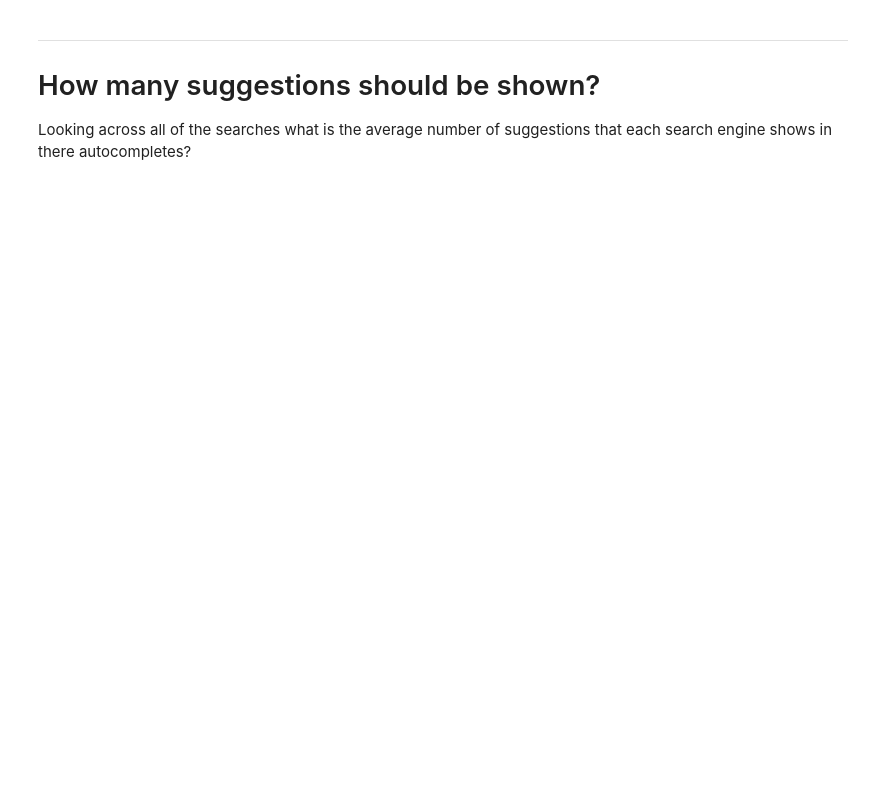
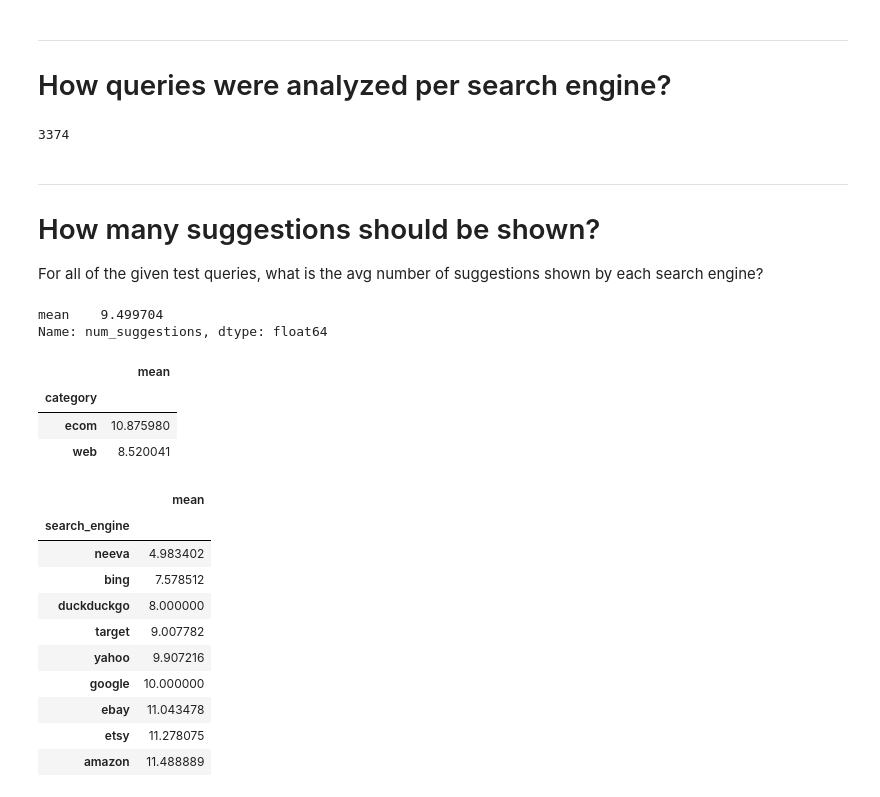
Before and after one commit to clintonhalpin/autocomplete-analysis, a Jupyter notebook: notebook/Analysis-Jun4.ipynb, the cells around one changed output. Drawn from its saved outputs; the diff is of its cells as text; code cells hidden in the pictures; blank space fills up the shorter version.

```diff
--- a/notebook/Analysis-Jun4.ipynb
+++ b/notebook/Analysis-Jun4.ipynb
@@ -63,9 +63,41 @@ df.groupby(['search_engine'])['num_suggestions'].describe()
+# %% [markdown]
+---
+# How queries were analyzed per search engine?
+# %%
+df['query'].count()
+# %% [output]
+3374
 # %% [markdown]
 ---
 # How many suggestions should be shown?
-Looking across all of the searches what is the average number of suggestions that each search engine shows in there autocompletes?
+For all of the given test queries, what is the avg number of suggestions shown by each search engine?
+# %%
+df['num_suggestions'].agg(['mean'])
+# %% [output]
+mean    9.499704
+Name: num_suggestions, dtype: float64
+# %%
+df.groupby(['category'])['num_suggestions'].agg(['mean'])
+# %% [output]
+|  | mean |
+| category |  |
+| ecom | 10.875980 |
+| web | 8.520041 |
 # %%
 avg_num_suggestions = df.groupby(['search_engine'])['num_suggestions'].agg(['mean']).sort_values('mean')
+avg_num_suggestions
+# %% [output]
+|  | mean |
+| search_engine |  |
+| neeva | 4.983402 |
+| bing | 7.578512 |
+| duckduckgo | 8.000000 |
+| target | 9.007782 |
+| yahoo | 9.907216 |
+| google | 10.000000 |
+| ebay | 11.043478 |
+| etsy | 11.278075 |
+| amazon | 11.488889 |
 # %%
 avg_num_suggestions.plot(kind='bar', title='Number of suggestions shown', y='mean', figsize=(20,12), fontsize=16, color=['#00a3fe'])
 # %% [output]
```
Also changed, not shown: parts of 17 cells of this notebook, 2 other files.
